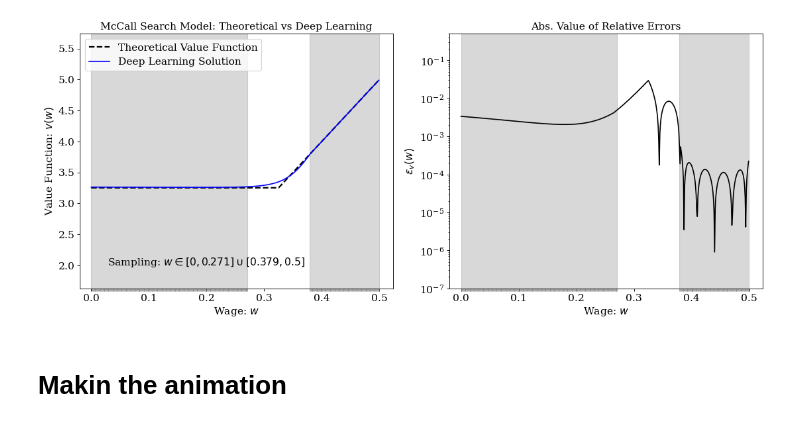
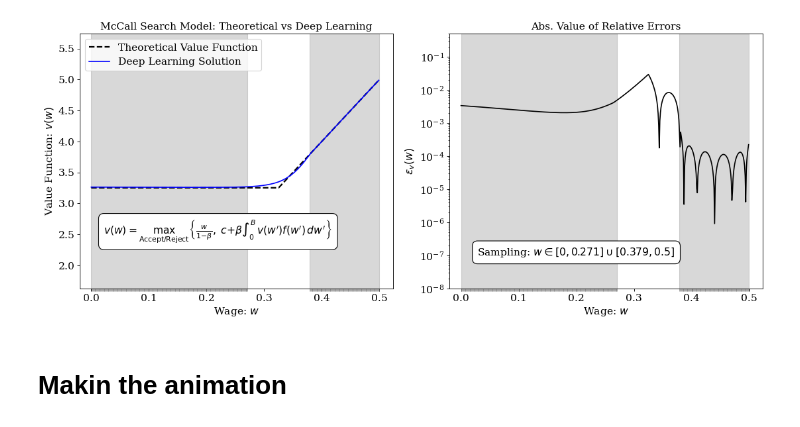
Before and after one commit to Mekahou/Notes, a Jupyter notebook: animations/2_McCall_DL_animation_plots_code.ipynb, the cells around one changed output. Cells and saved outputs as stored; diff of their text form; code cells hidden in the pictures.

```diff
--- a/animations/2_McCall_DL_animation_plots_code.ipynb
+++ b/animations/2_McCall_DL_animation_plots_code.ipynb
@@ -118,38 +118,47 @@ axes[0].set_xticks(axes[0].get_xticks())
 # add training points as minor ticks
 axes[0].set_xticks(w_train.squeeze().tolist(), minor=True)
 axes[0].tick_params(axis="x", which="minor", length=4, color="gray")
 axes[0].set_xlim(-0.02, 1.05*w_test.max())
 axes[0].axvspan(lower, lower_bound_left, color="gray", alpha=0.3)
 axes[0].axvspan(lower_bound_right, upper,color="gray", alpha=0.3)
 
 axes[0].set_xlabel(r"Wage: $w$")
 axes[0].set_ylabel(r"Value Function: $v(w)$")
 axes[0].set_title("McCall Search Model: Theoretical vs Deep Learning")
+
 axes[0].text(
-    0.2, 2,
-    f"Sampling: $w \\in [{lower:.3g}, {lower_bound_left:.3g}] \\cup [{lower_bound_right:.3g}, {B:.3g}]$",
+    0.22, 2.5,
+    r"$v(w)= \max_{\text{Accept/Reject}} \left\{ \frac{w}{1-\beta}, \; c + \beta \int_0^B v(w') f(w') \, dw' \right\}$",
     ha='center',
-    fontsize=14
+    fontsize=14,
+    bbox=dict(facecolor='white', edgecolor='black', boxstyle='round,pad=0.5')
 )
 axes[0].legend(loc = "upper left")
 
 # ---- Right panel ----
 axes[1].plot(w_test, abs_rel_error, color="k")
 axes[1].set_xticks(w_train.squeeze().tolist(), minor=True)
 axes[1].tick_params(axis="x", which="minor", length=4, color="gray")
 axes[1].set_xlim(-0.02, 1.05*w_test.max())
 axes[1].axvspan(lower, lower_bound_left, color="gray", alpha=0.3)
 axes[1].axvspan(lower_bound_right, upper,color="gray", alpha=0.3)
-axes[1].set_ylim(1e-7,5e-1)
+axes[1].text(
+    0.2, 1e-7,
+    f"Sampling: $w \\in [{lower:.3g}, {lower_bound_left:.3g}] \\cup [{lower_bound_right:.3g}, {B:.3g}]$",
+    ha='center',
+    fontsize=14,
+    bbox=dict(facecolor='white', edgecolor='black', boxstyle='round,pad=0.5')
+)
+axes[1].set_ylim(1e-8,5e-1)
 axes[1].set_xlabel(r"Wage: $w$")
 axes[1].set_ylabel(r"$\varepsilon_v(w)$")
 axes[1].set_yscale("log")
 axes[1].set_title(r"Abs. Value of Relative Errors")
 
 plt.tight_layout()
 plt.show()
 # %% [output]
-[figure, old version]
+[figure, new version]
 # %% [markdown]
 # Makin the animation
 # %%
```
Also changed, not shown: parts of 1 cell of this notebook, 2 other files.
